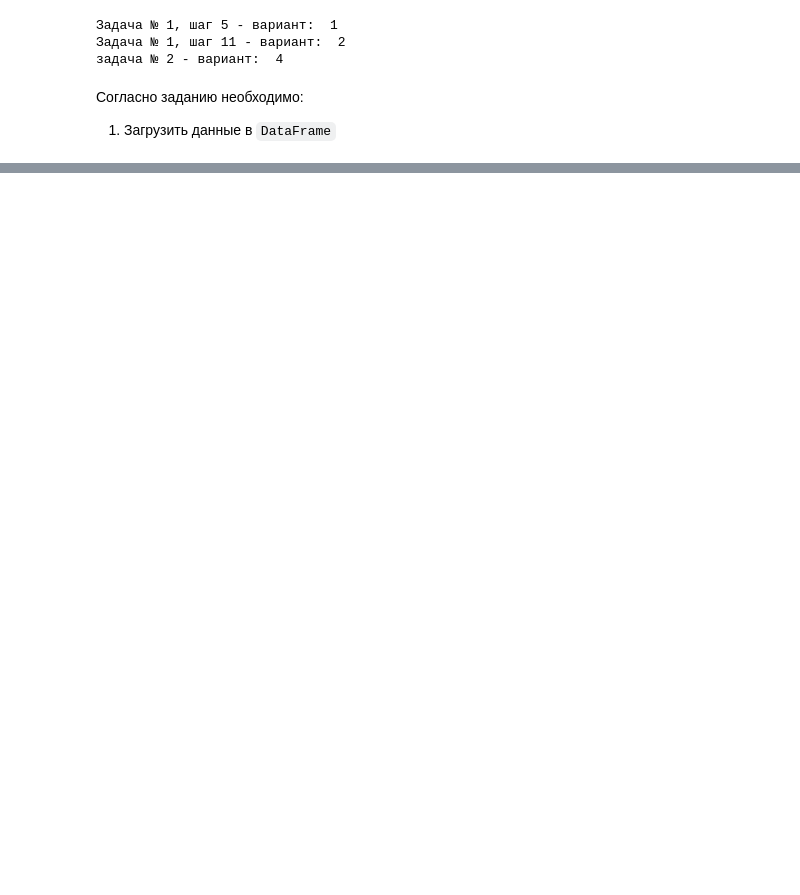
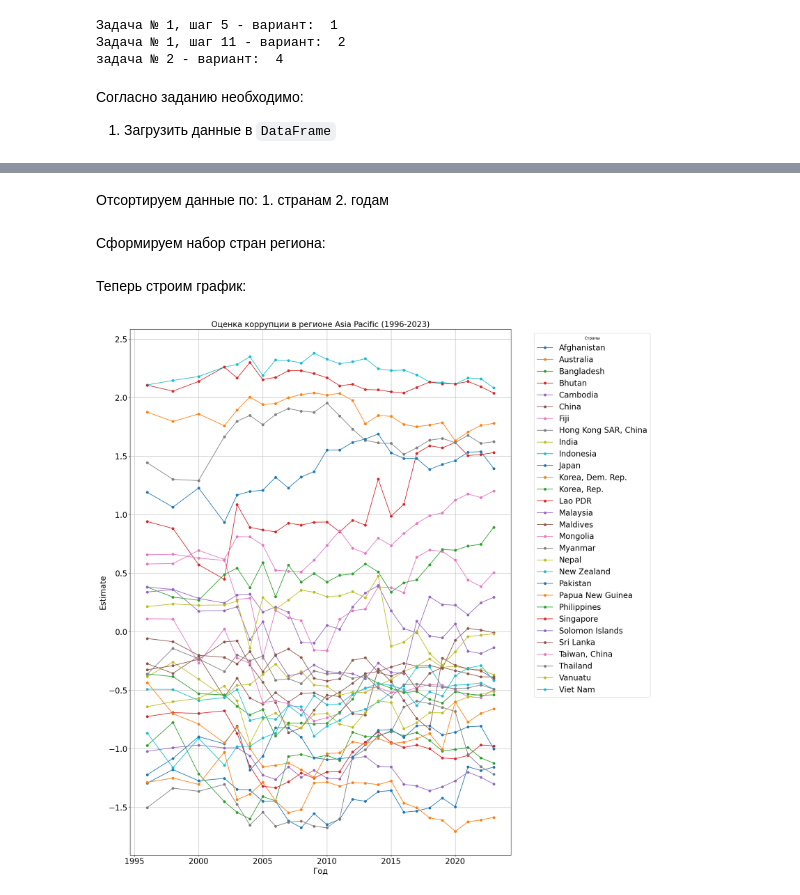
Before and after one commit to SARWX/mlmethods, a Jupyter notebook: task1.ipynb, the cells around one changed output, grey strips where cells are left out. Cells and saved outputs as stored; diff of their text form; code cells hidden in the pictures; blank space fills up the shorter version.

```diff
--- a/task1.ipynb
+++ b/task1.ipynb
@@ -62,0 +73,2 @@ plt.show()
+# %%
+df_regions = pd.read_excel("./data/regions.xlsx")
@@ -62,0 +78,11 @@ plt.show()
+# %%
+df_merged = df1.merge(df_regions, left_on="code",
+                      right_on="Code", how="left")
+df_merged = df_merged.dropna(subset=['Region'])
+df_asia_pacific = df_merged[
+    (df_merged["Region"] == "AP") &
+    (df_merged["year"].between(1996, 2023))
+][["countryname", "year", "estimate"]]
+
+
+df_asia_pacific
@@ -62,0 +103,8 @@ plt.show()
+# %% [markdown]
+Отсортируем данные по:
+    1. странам
+    2. годам
+# %%
+df_asia_pacific = df_asia_pacific.sort_values(by=["countryname", "year"])
+# %% [markdown]
+Сформируем набор стран региона:
@@ -62,0 +113,36 @@ plt.show()
+# %% [markdown]
+Теперь строим график:
+# %%
+# Убираем все строки с NaN в 'estimate' и 'year' (если нужно)
+df_asia_pacific = df_asia_pacific.dropna(subset=['estimate', 'year'])
+
+# Создаем фигуру для графика
+plt.figure(figsize=(20, 20))
+
+# Получаем список стран
+countries = df_asia_pacific['countryname'].unique()
+
+# Для каждой страны строим отдельную линию на графике
+for country in countries:
+    country_data = df_asia_pacific[df_asia_pacific["countryname"] == country]
+    plt.plot(country_data["year"], country_data["estimate"], label=country, marker='o')
+
+# Подписываем оси
+plt.xlabel("Год", fontsize=20)
+plt.ylabel("Estimate", fontsize=20)
+plt.title("Оценка коррупции в регионе Asia Pacific (1996-2023)", fontsize=20)
+
+# Настройка размера шрифта для цифр значений на осях
+plt.tick_params(axis='both', which='major', labelsize=20)
+
+# Добавляем легенду
+plt.legend(title="Страны", bbox_to_anchor=(1.05, 1), loc="upper left", fontsize=20)
+
+# Добавляем сетку
+plt.grid(True)
+
+# Показываем график
+plt.tight_layout()
+plt.show()
+# %% [output]
+[figure, added]
```
Also changed, not shown: parts of 13 cells of this notebook.
